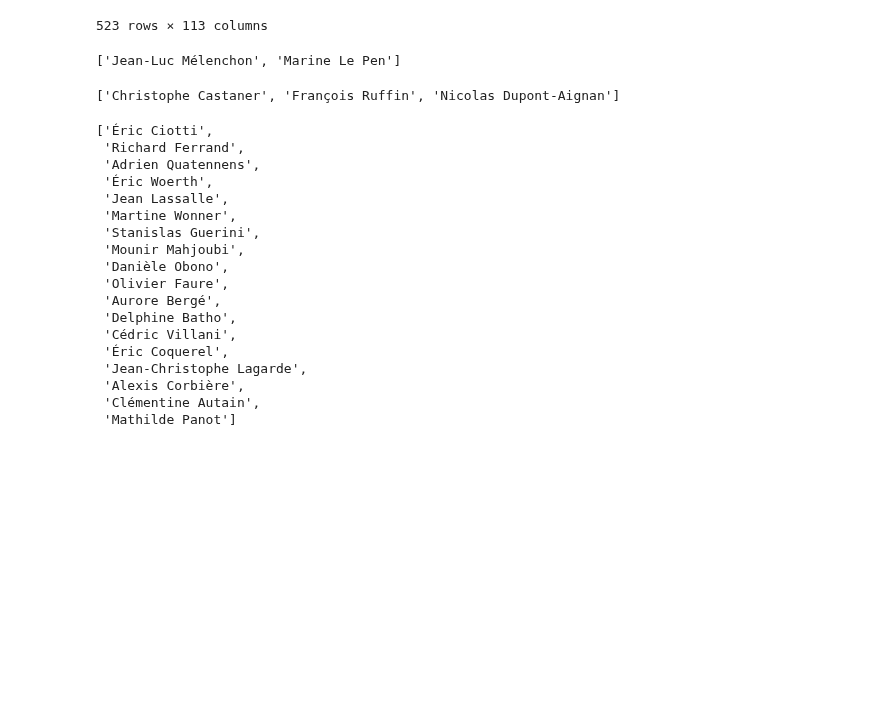
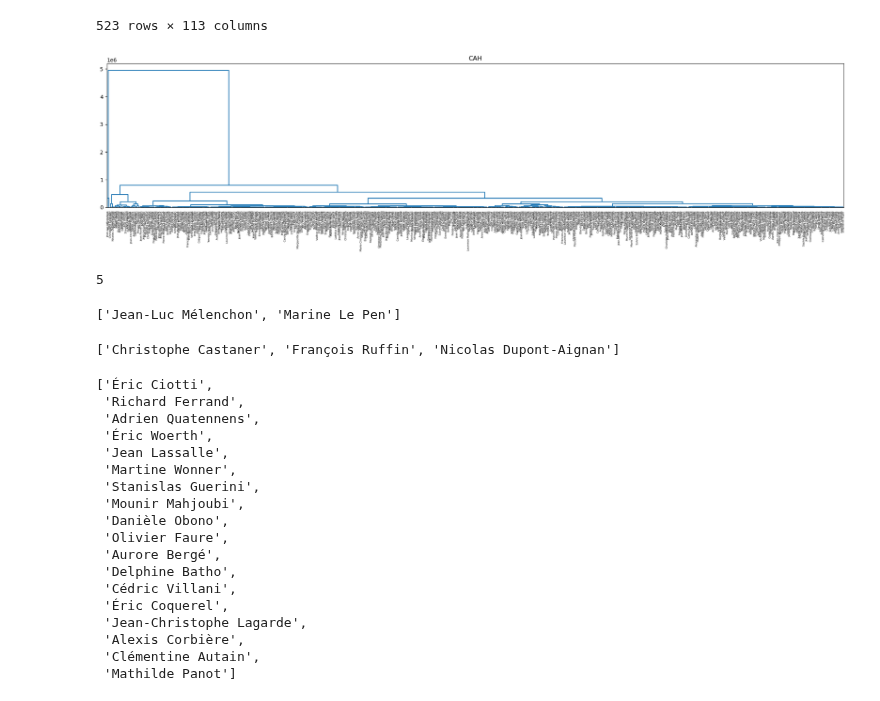
Before and after one commit to p-contamin/Prediction-de-l-activite-des-deputes-francais, a Jupyter notebook: 3. Modélisation/Clustering.ipynb, the cells around one changed output. Drawn from its saved outputs; the diff is of its cells as text; code cells hidden in the pictures; blank space fills up the shorter version.

```diff
--- a/3. Modélisation/Clustering.ipynb
+++ b/3. Modélisation/Clustering.ipynb
@@ -123,17 +121,22 @@ data_CAH
 # %%
 #http://eric.univ-lyon2.fr/~ricco/cours/didacticiels/Python/cah_kmeans_avec_python.pdf
 # %%
-plt.figure(figsize=(12,8),dpi=100)
+plt.figure(figsize=(25,5),dpi=100)
 #générer la matrice des liens
 Z = linkage(data_CAH,method='ward',metric='euclidean')
 plt.title("CAH")
 dendrogram(Z,labels=data_CAH.index,color_threshold=0)
 plt.show()
+# %% [output]
+[figure, added]
 # %%
 #découpage à la hauteur t = 0.4
 groupes_cah = fcluster(Z,t=0.4e6,criterion='distance')
 #affichage des observations et leurs groupes
 data_CAH['Groupe']=groupes_cah
+data_CAH['Groupe'].nunique() #Nombre de groupes
+# %% [output]
+5
 # %%
 data_CAH[data_CAH['Groupe']==1].index.to_list()
 # %% [output]
```
Also changed, not shown: parts of 8 cells of this notebook.
